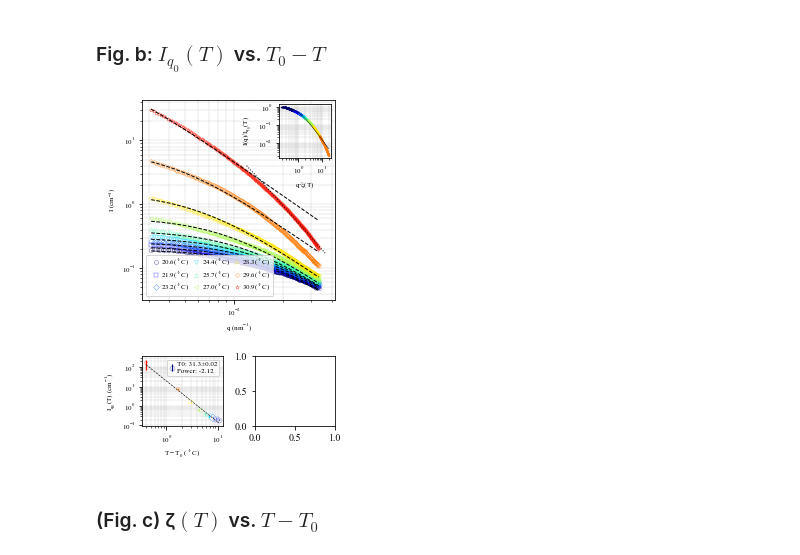
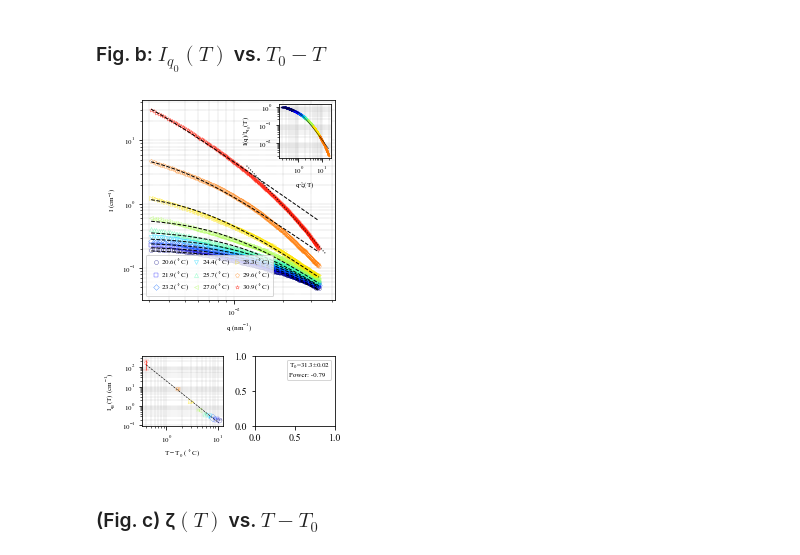
Before and after one commit to AZjk/llps-saxpcs, a Jupyter notebook: H06/SAXS_Global_Fit.ipynb, the cells around one changed output. Drawn from its saved outputs; the diff is of its cells as text; code cells hidden in the pictures.

Commit message:
added proper error bar, using code from Gemini

```diff
--- a/H06/SAXS_Global_Fit.ipynb
+++ b/H06/SAXS_Global_Fit.ipynb
@@ -214,24 +214,51 @@ xi_fit_line = A_xi * (T_diff_fit ** slope_xi)
 ### Fig. b: $I_{q_0}(T)$ vs. $T_0-T$
 # %%
 
+# for i in range(len(T_diff)):
+#     ax2.errorbar(T_diff[i], Iq0[i], yerr=Iq0_err[i]*10, fmt=marker_styles[i % len(marker_styles)],
+#                  color=colors[i], markersize=5, markerfacecolor='none', markeredgewidth=0.2, linewidth=0, elinewidth=1.2)
+# ax2.plot(T_diff_fit, Iq0_fit_line, '--', color='black', linewidth=0.6, label="_nolegend_")
+# ax2.set_xscale('log')
+# ax2.set_yscale('log')
+# ax2.set_xlabel(r'$\mathdefault{T-T_0}$ ($^\circ$C)', fontsize=7)
+# ax2.set_ylabel(r'$\mathdefault{I_{q_0}(T)\ (cm^{-1})}$', fontsize=7)
+# ax2.tick_params(axis='both', which='major', labelsize=7)
+# ax2.grid(which='both', linestyle=':', linewidth=0.4, color='gray')
+
+# # Plot the legend box. Remove the marker from the length and the extra white space on the left.
+# _ = r'$\mathdefault{T_0}$'
+# dummy_plot, = ax3.plot([], [], linestyle='', label=f'{_}={best_T0:.1f}±{best_T0_err:.2f}\nPower: {slope_xi:.2f}')
+# ax2.legend(handles=[dummy_plot], fontsize=7,
+#            handlelength=0,  # Set handlelength to 0 to remove the visual "handle"
+#            handletextpad=0.1, # Reduce the padding between the handle and the text
+#            borderpad=0.2, labelspacing=0.2, frameon=True)
+# plt.figure(fig)
+# plt.show()
 
 for i in range(len(T_diff)):
     ax2.errorbar(T_diff[i], Iq0[i], yerr=Iq0_err[i]*10, fmt=marker_styles[i % len(marker_styles)],
-                 color=colors[i], markersize=5, markerfacecolor='none', markeredgewidth=0.2, linewidth=0, elinewidth=1.2)
+                 color=colors[i], markersize=5, markerfacecolor='none', markeredgewidth=0.2,
+                 linewidth=0, elinewidth=0.6, capsize=3)  # Reduced elinewidth, added capsize
 ax2.plot(T_diff_fit, Iq0_fit_line, '--', color='black', linewidth=0.6, label="_nolegend_")
 ax2.set_xscale('log')
 ax2.set_yscale('log')
 ax2.set_xlabel(r'$\mathdefault{T-T_0}$ ($^\circ$C)', fontsize=7)
 ax2.set_ylabel(r'$\mathdefault{I_{q_0}(T)\ (cm^{-1})}$', fontsize=7)
 ax2.tick_params(axis='both', which='major', labelsize=7)
 ax2.grid(which='both', linestyle=':', linewidth=0.4, color='gray')
-ax2.legend([f'T0: {best_T0:.1f}±{best_T0_err:.2f}\nPower: {slope_I:.2f}'],
-           fontsize=7, frameon=True, handlelength=1, handletextpad=0.3,
-           borderpad=0.2, labelspacing=0.2, loc="upper right")
+
+# Plot the legend box. Remove the marker and the extra white space on the left.
+_ = r'$\mathdefault{T_0}$'
+dummy_plot, = ax2.plot([], [], linestyle='',
+                       label=f'{_}={best_T0:.1f}±{best_T0_err:.2f}\nPower: {slope_xi:.2f}')
+ax3.legend(handles=[dummy_plot], fontsize=7,
+           handlelength=0,
+           handletextpad=0.1,
+           borderpad=0.2, labelspacing=0.2, frameon=True)
 plt.figure(fig)
 plt.show()
 # %% [output]
-[figure, old version]
+[figure, new version]
 # %% [markdown]
 ### (Fig. c) ζ$(T)$ vs. $T-T_0$
 # %%
```
Also changed, not shown: parts of 3 cells of this notebook.
